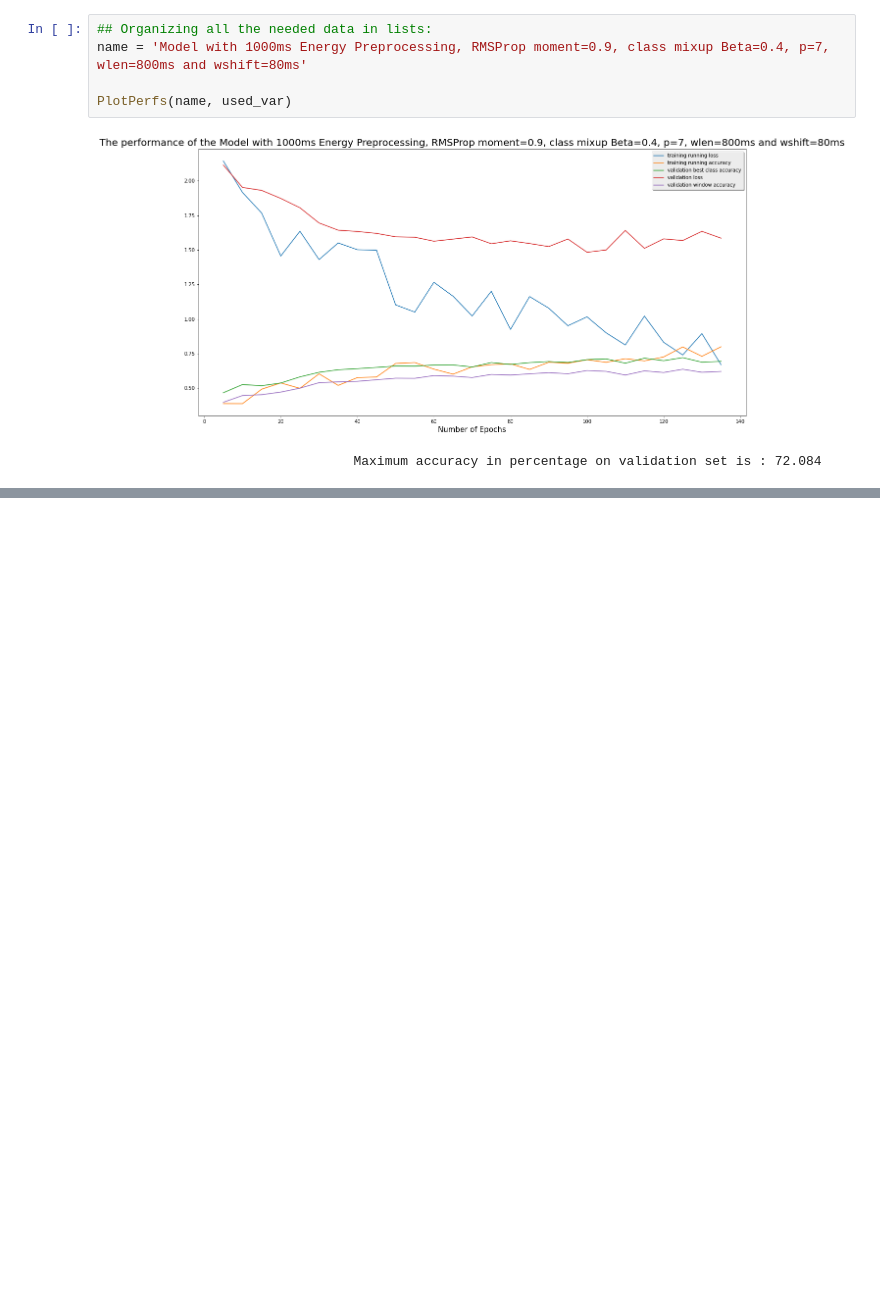
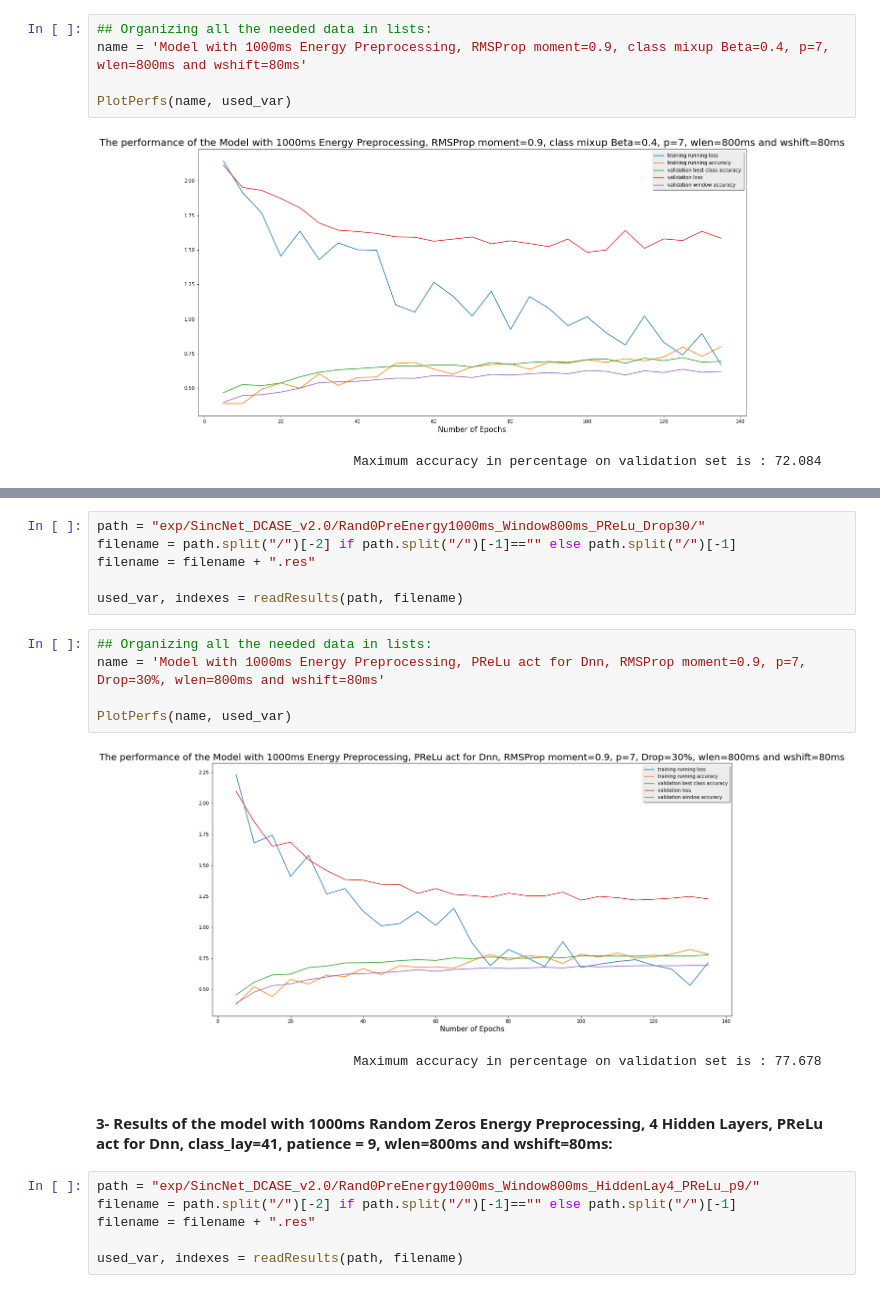
Before and after one commit to Learningchipmunk/SincNet_v2.0, a Jupyter notebook: Net_Performance_Analysis.ipynb, the cells around one changed output, grey strips where cells are left out. Saved outputs shown, nothing was run; the diff lists cells and outputs as text; blank space fills up the shorter version.

```diff
--- a/Net_Performance_Analysis.ipynb
+++ b/Net_Performance_Analysis.ipynb
@@ -270,0 +309,22 @@ PlotPerfs(name, used_var)
+# %%
+path = "exp/SincNet_DCASE_v2.0/Rand0PreEnergy1000ms_Window800ms_PReLu_Drop30/"
+filename = path.split("/")[-2] if path.split("/")[-1]=="" else path.split("/")[-1]
+filename = filename + ".res"
+
+used_var, indexes = readResults(path, filename)
+# %%
+## Organizing all the needed data in lists:
+name = 'Model with 1000ms Energy Preprocessing, PReLu act for Dnn, RMSProp moment=0.9, p=7, Drop=30%, wlen=800ms and wshift=80ms'
+
+PlotPerfs(name, used_var)
+# %% [output]
+[figure, added]
+                                 Maximum accuracy in percentage on validation set is : 77.678
+# %% [markdown]
+#### 3- Results of the model with 1000ms Random Zeros Energy Preprocessing, 4 Hidden Layers, PReLu act for Dnn, class_lay=41, patience = 9, wlen=800ms and wshift=80ms:
+# %%
+path = "exp/SincNet_DCASE_v2.0/Rand0PreEnergy1000ms_Window800ms_HiddenLay4_PReLu_p9/"
+filename = path.split("/")[-2] if path.split("/")[-1]=="" else path.split("/")[-1]
+filename = filename + ".res"
+
+used_var, indexes = readResults(path, filename)
```
Also changed, not shown: parts of 14 cells of this notebook, 24 other files.
